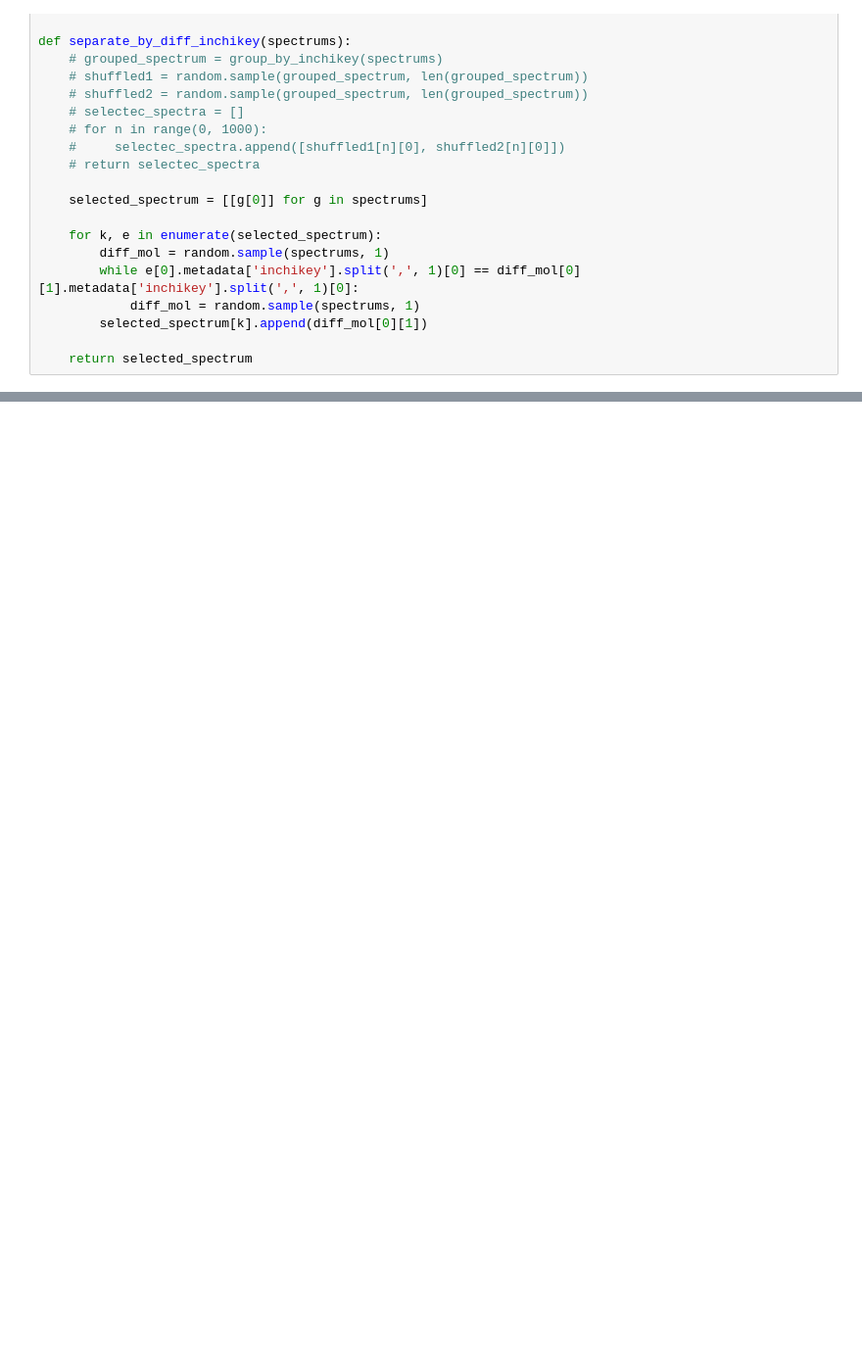
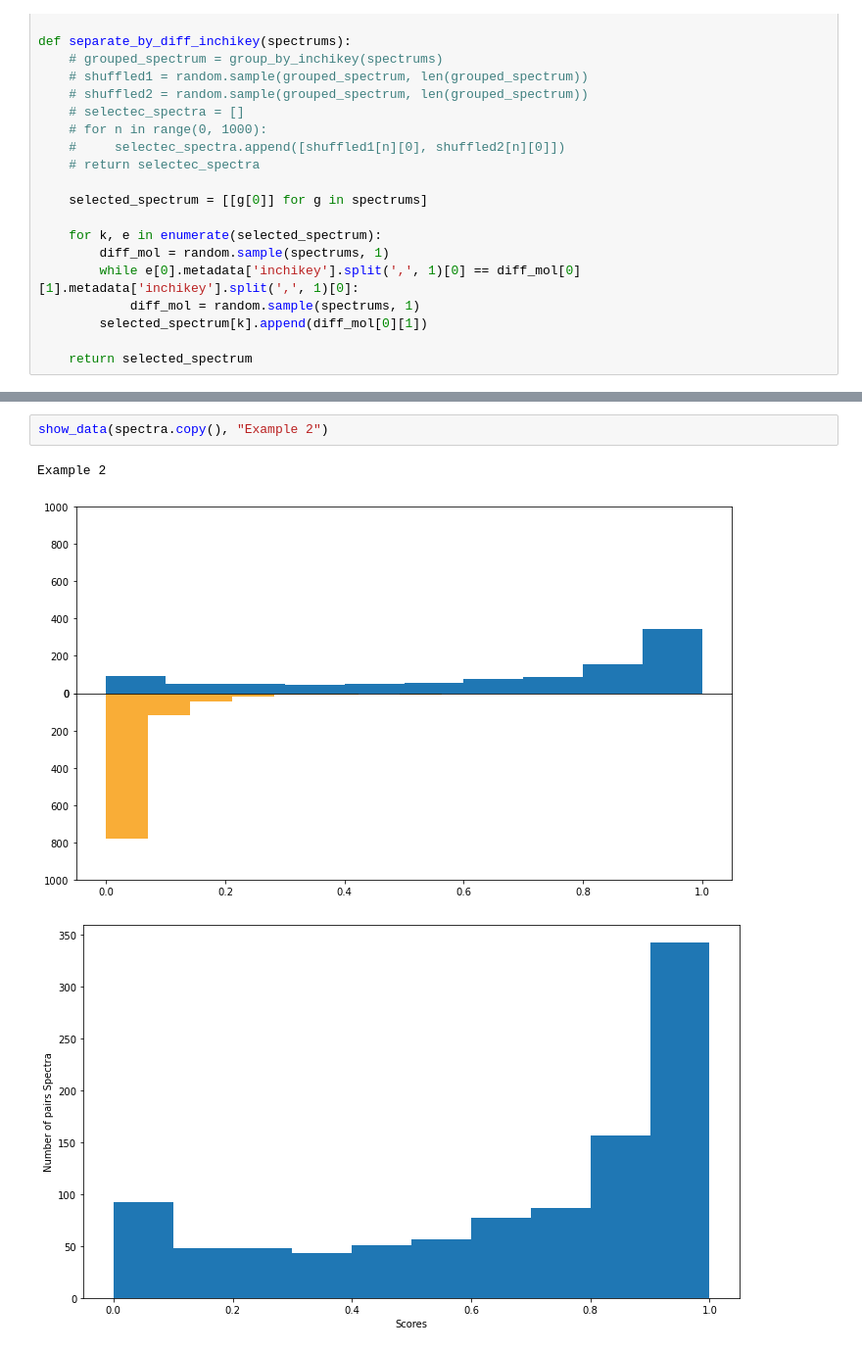
Before and after one commit to efrain2010/spec2vec_gcms_data_analysis, a Jupyter notebook: notebooks/Similarity score for GCMS.ipynb, the cells around one changed output, grey strips where cells are left out. Shown at 98% size. Drawn from its saved outputs; the diff is of its cells as text; blank space fills up the shorter version.

```diff
--- a/notebooks/Similarity score for GCMS.ipynb
+++ b/notebooks/Similarity score for GCMS.ipynb
@@ -172,0 +144,6 @@ Text(0, 0.5, 'Scores')
+# %%
+show_data(spectra.copy(), "Example 2")
+# %% [output]
+Example 2
+[figure, added]
+[figure, added]
```
Also changed, not shown: parts of 14 cells of this notebook.
